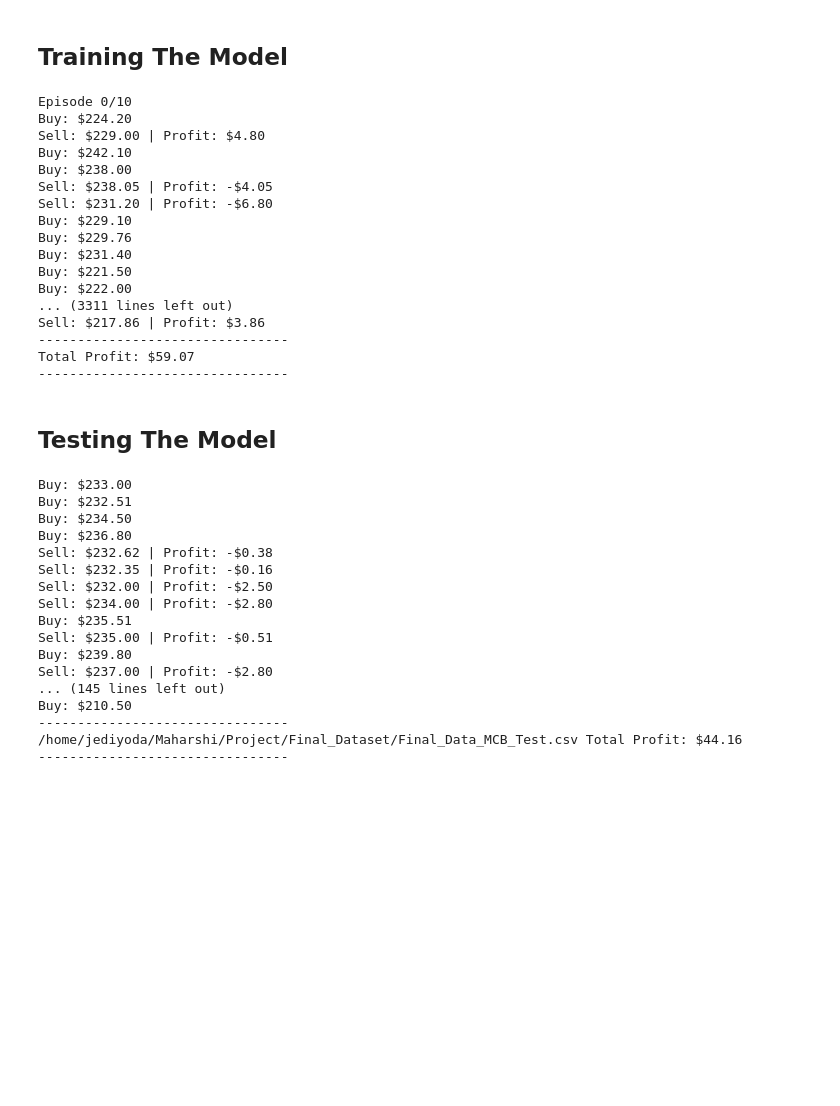
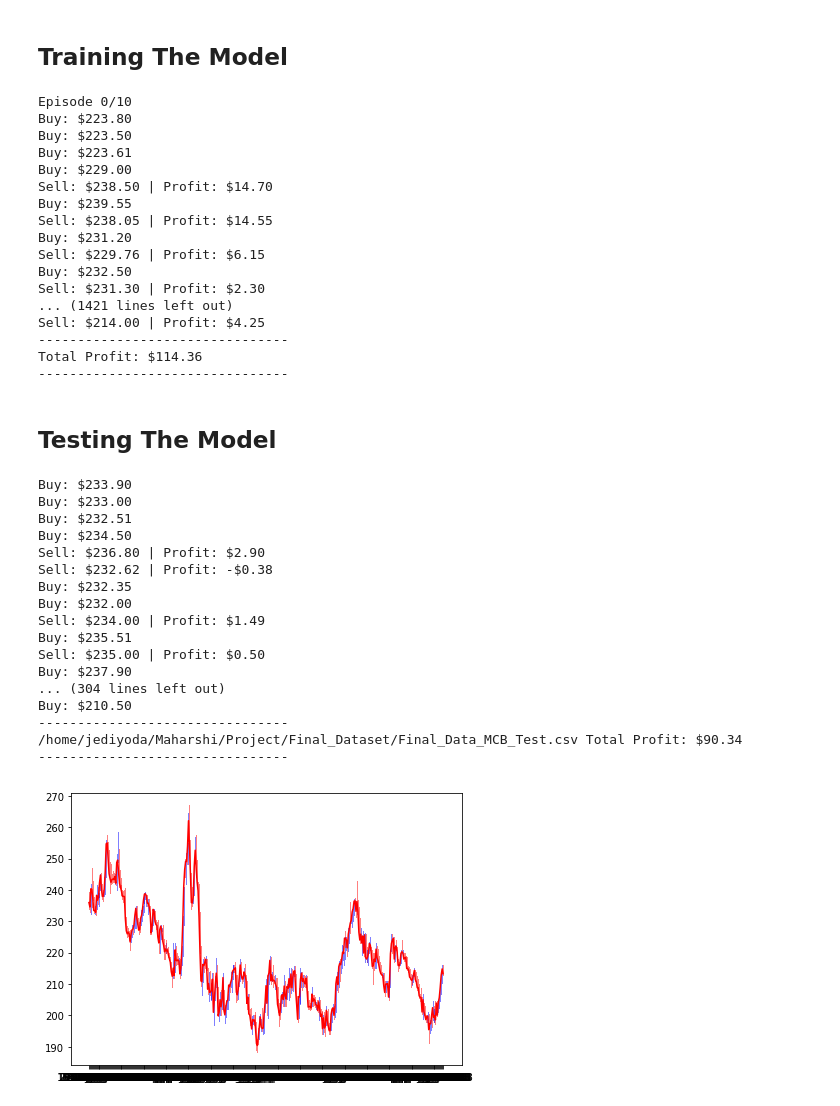
Before and after one commit to maharshi4697/Major_Project, a Jupyter notebook: Codes_IPNB/Deep Q Network Agent For Stock Market Prediction To Maximize Profit (CUDA).ipynb, the cells around one changed output. Drawn from its saved outputs; the diff is of its cells as text; code cells hidden in the pictures; blank space fills up the shorter version.

```diff
--- a/Codes_IPNB/Deep Q Network Agent For Stock Market Prediction To Maximize Profit (CUDA).ipynb
+++ b/Codes_IPNB/Deep Q Network Agent For Stock Market Prediction To Maximize Profit (CUDA).ipynb
@@ -80,6 +84,8 @@ class Agent:
         self.epsilon_min = 0.01
         self.epsilon_decay = 0.995
         self.model = self._model()
+#         self.model = load_model(model_name) if is_eval else self._model()
+        #self.model = load_model("/home/jediyoda/Maharshi/Project/Model" + model_name) if is_eval else self._model()
     def _model(self):
         model = Sequential()
         model.add(Dense(units=64, input_dim=self.state_size, activation="relu"))
@@ -108,3 +114,5 @@ class Agent:
             self.model.fit(state, target_f, epochs=1, verbose=0)
         if self.epsilon > self.epsilon_min:
             self.epsilon *= self.epsilon_decay
+    def load_checkpoint(self, path):
+        self.model.load_weights(path)
@@ -111,3 +121,15 @@ class Agent:
+# %%
+def plots(csv,sell_actions):
+    df=pd.read_csv(csv)
+    date=df['Date']
+    open=df['Open']
+    high=df['High']
+    low=df['Low']
+    close=df['Close']
+    fig=plt.figure(figsize=(7,5))
+    graph=fig.add_subplot(1,1,1)
+    graph.plot(date,close,color='red')
+    candlestick2_ohlc(graph,open/2,high,low,close/2,colorup="blue",colordown="red",width=2,alpha=0.5)
 # %% [markdown]
 ## Math-Functions
 #### Intuition: This Function Defines How The Input Will Be Processed and The Output Will Be Shown
@@ -139,6 +161,8 @@ agent = Agent(window_size)
 data = getStockDataVec(stock_name)
 l = len(data) - 1
 batch_size = 32
+path = '/home/jediyoda/Maharshi/Project/Model/No_Of_Episodes_420.h5'
+agent.load_checkpoint(path)
 for e in range(episode_count + 1):
     print("Episode " + str(e) + "/" + str(episode_count))
     state = getState(data, 0, window_size + 1)
@@ -170,21 +194,21 @@ for e in range(episode_count + 1):
             agent.model.save_weights("/home/jediyoda/Maharshi/Project/Model/No_Of_Episodes_" + str(e)+".h5")
 # %% [output]
 Episode 0/10
-Buy: $224.20
-Sell: $229.00 | Profit: $4.80
-Buy: $242.10
-Buy: $238.00
-Sell: $238.05 | Profit: -$4.05
-Sell: $231.20 | Profit: -$6.80
-Buy: $229.10
-Buy: $229.76
-Buy: $231.40
-Buy: $221.50
-Buy: $222.00
-... (3311 lines left out)
-Sell: $217.86 | Profit: $3.86
+Buy: $223.80
+Buy: $223.50
+Buy: $223.61
+Buy: $229.00
+Sell: $238.50 | Profit: $14.70
+Buy: $239.55
+Sell: $238.05 | Profit: $14.55
+Buy: $231.20
+Sell: $229.76 | Profit: $6.15
+Buy: $232.50
+Sell: $231.30 | Profit: $2.30
+... (1421 lines left out)
+Sell: $214.00 | Profit: $4.25
 --------------------------------
-Total Profit: $59.07
+Total Profit: $114.36
 --------------------------------
 # %% [markdown]
 ## Testing The Model
@@ -199,6 +223,8 @@ l = len(data) - 1
 batch_size = 32
 state = getState(data, 0, window_size + 1)
 total_profit = 0
+buy_actions=[]
+sell_actions=[]
 agent.inventory = []
 for t in range(l):
     action = agent.act(state)
@@ -208,11 +234,13 @@ for t in range(l):
     if action == 1: # buy
         agent.inventory.append(data[t])
         print("Buy: " + formatPrice(data[t]))
+        buy_actions.append(data[t])
     elif action == 2 and len(agent.inventory) > 0: # sell
         bought_price = agent.inventory.pop(0)
         reward = max(data[t] - bought_price, 0)
         total_profit += data[t] - bought_price
         print("Sell: " + formatPrice(data[t]) + " | Profit: " + formatPrice(data[t] - bought_price))
+        sell_actions.append(data[t])
     done = True if t == l - 1 else False
     agent.memory.append((state, action, reward, next_state, done))
     state = next_state
@@ -221,20 +249,24 @@ for t in range(l):
         print(stock_name + " Total Profit: " + formatPrice(total_profit))
         print("--------------------------------")
 # %% [output]
+Buy: $233.90
 Buy: $233.00
 Buy: $232.51
 Buy: $234.50
-Buy: $236.80
+Sell: $236.80 | Profit: $2.90
 Sell: $232.62 | Profit: -$0.38
-Sell: $232.35 | Profit: -$0.16
-Sell: $232.00 | Profit: -$2.50
-Sell: $234.00 | Profit: -$2.80
+Buy: $232.35
+Buy: $232.00
+Sell: $234.00 | Profit: $1.49
 Buy: $235.51
-Sell: $235.00 | Profit: -$0.51
-Buy: $239.80
-Sell: $237.00 | Profit: -$2.80
-... (145 lines left out)
+Sell: $235.00 | Profit: $0.50
+Buy: $237.90
+... (304 lines left out)
 Buy: $210.50
 --------------------------------
-/home/jediyoda/Maharshi/Project/Final_Dataset/Final_Data_MCB_Test.csv Total Profit: $44.16
+/home/jediyoda/Maharshi/Project/Final_Dataset/Final_Data_MCB_Test.csv Total Profit: $90.34
 --------------------------------
+# %%
+plots(stock_name,sell_actions)
+# %% [output]
+[figure, added]
```
Also changed, not shown: parts of 4 cells of this notebook, 1 other file.
